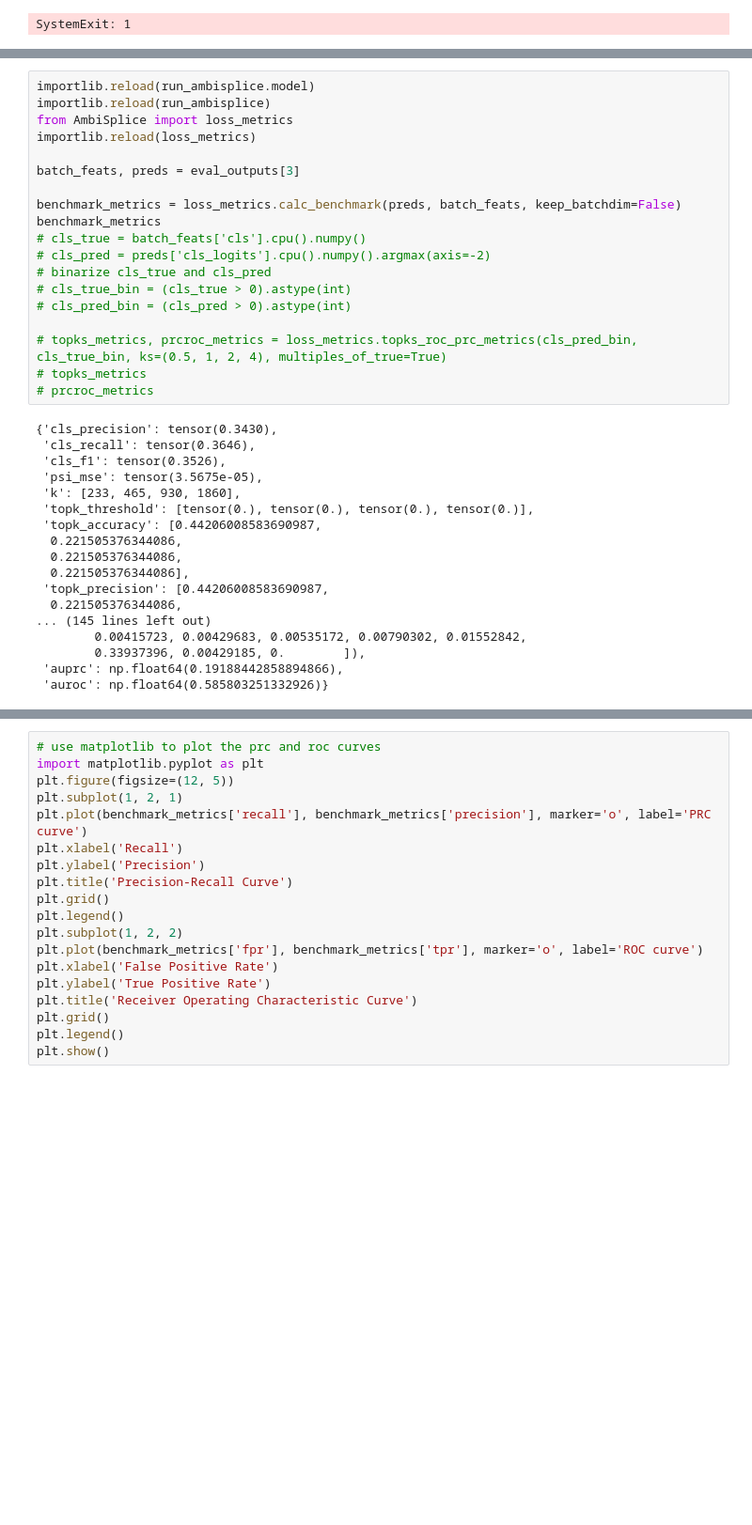
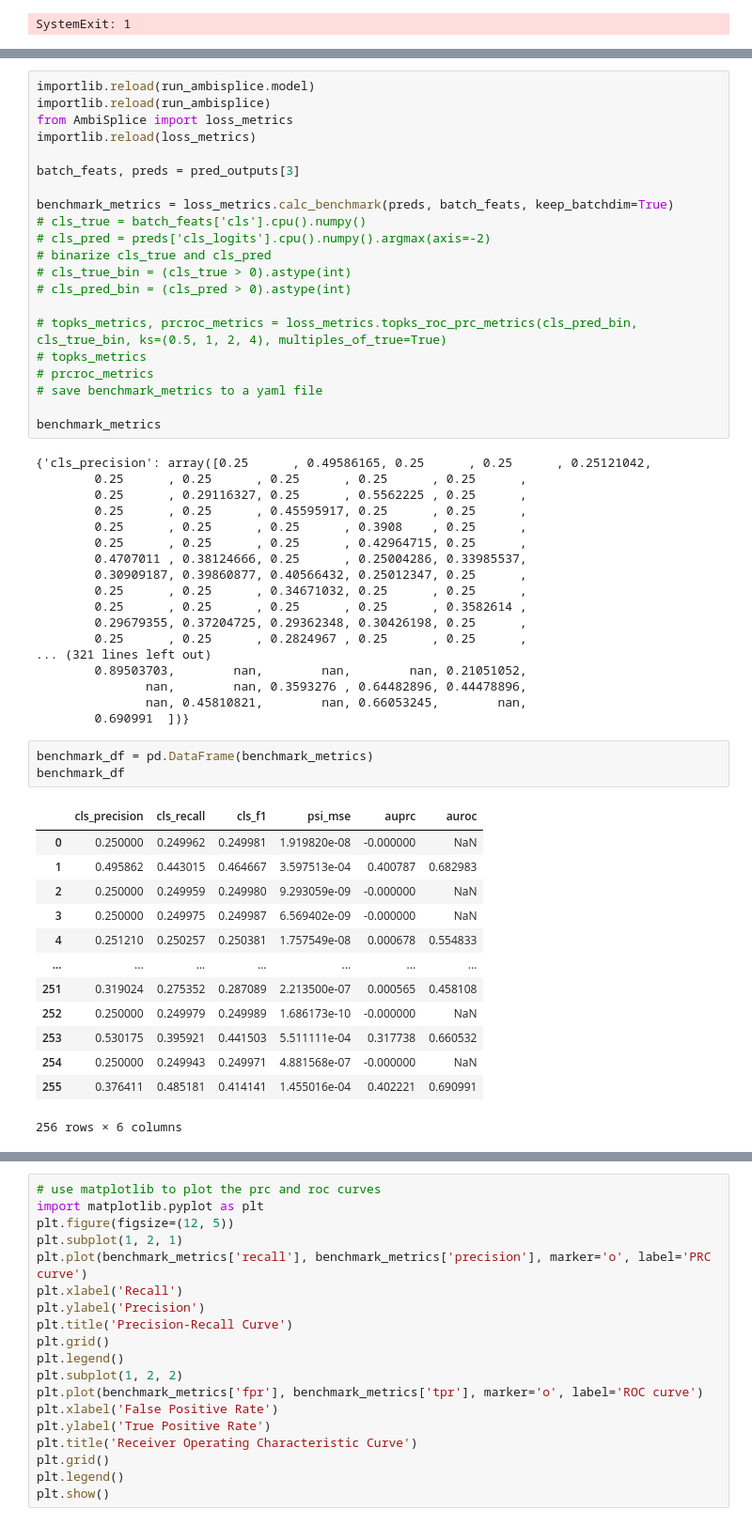
Before and after one commit to qiuresearch/AmbiSplice, a Jupyter notebook: model_training.ipynb, the cells around one changed output, grey strips where cells are left out. Shown at 94% size. Cells and saved outputs as stored; diff of their text form; blank space fills up the shorter version.

```diff
--- a/model_training.ipynb
+++ b/model_training.ipynb
@@ -148,10 +148,9 @@ importlib.reload(run_ambisplice)
 from AmbiSplice import loss_metrics
 importlib.reload(loss_metrics)
 
-batch_feats, preds = eval_outputs[3]
+batch_feats, preds = pred_outputs[3]
 
-benchmark_metrics = loss_metrics.calc_benchmark(preds, batch_feats, keep_batchdim=False)
-benchmark_metrics
+benchmark_metrics = loss_metrics.calc_benchmark(preds, batch_feats, keep_batchdim=True)
 # cls_true = batch_feats['cls'].cpu().numpy()
 # cls_pred = preds['cls_logits'].cpu().numpy().argmax(axis=-2)
 # binarize cls_true and cls_pred
@@ -161,21 +160,41 @@ benchmark_metrics
 # topks_metrics, prcroc_metrics = loss_metrics.topks_roc_prc_metrics(cls_pred_bin, cls_true_bin, ks=(0.5, 1, 2, 4), multiples_of_true=True)
 # topks_metrics
 # prcroc_metrics
+# save benchmark_metrics to a yaml file
+
+benchmark_metrics
 # %% [output]
-{'cls_precision': tensor(0.3430),
- 'cls_recall': tensor(0.3646),
- 'cls_f1': tensor(0.3526),
- 'psi_mse': tensor(3.5675e-05),
- 'k': [233, 465, 930, 1860],
- 'topk_threshold': [tensor(0.), tensor(0.), tensor(0.), tensor(0.)],
- 'topk_accuracy': [0.44206008583690987,
-  0.221505376344086,
-  0.221505376344086,
-  0.221505376344086],
- 'topk_precision': [0.44206008583690987,
-  0.221505376344086,
-... (145 lines left out)
-        0.00415723, 0.00429683, 0.00535172, 0.00790302, 0.01552842,
-        0.33937396, 0.00429185, 0.        ]),
- 'auprc': np.float64(0.19188442858894866),
- 'auroc': np.float64(0.585803251332926)}
+{'cls_precision': array([0.25      , 0.49586165, 0.25      , 0.25      , 0.25121042,
+        0.25      , 0.25      , 0.25      , 0.25      , 0.25      ,
+        0.25      , 0.29116327, 0.25      , 0.5562225 , 0.25      ,
+        0.25      , 0.25      , 0.45595917, 0.25      , 0.25      ,
+        0.25      , 0.25      , 0.25      , 0.3908    , 0.25      ,
+        0.25      , 0.25      , 0.25      , 0.42964715, 0.25      ,
+        0.4707011 , 0.38124666, 0.25      , 0.25004286, 0.33985537,
+        0.30909187, 0.39860877, 0.40566432, 0.25012347, 0.25      ,
+        0.25      , 0.25      , 0.34671032, 0.25      , 0.25      ,
+        0.25      , 0.25      , 0.25      , 0.25      , 0.3582614 ,
+        0.29679355, 0.37204725, 0.29362348, 0.30426198, 0.25      ,
+        0.25      , 0.25      , 0.2824967 , 0.25      , 0.25      ,
+... (321 lines left out)
+        0.89503703,        nan,        nan,        nan, 0.21051052,
+               nan,        nan, 0.3593276 , 0.64482896, 0.44478896,
+               nan, 0.45810821,        nan, 0.66053245,        nan,
+        0.690991  ])}
+# %%
+benchmark_df = pd.DataFrame(benchmark_metrics)
+benchmark_df
+# %% [output]
+|  | cls_precision | cls_recall | cls_f1 | psi_mse | auprc | auroc |
+| 0 | 0.250000 | 0.249962 | 0.249981 | 1.919820e-08 | -0.000000 | NaN |
+| 1 | 0.495862 | 0.443015 | 0.464667 | 3.597513e-04 | 0.400787 | 0.682983 |
+| 2 | 0.250000 | 0.249959 | 0.249980 | 9.293059e-09 | -0.000000 | NaN |
+| 3 | 0.250000 | 0.249975 | 0.249987 | 6.569402e-09 | -0.000000 | NaN |
+| 4 | 0.251210 | 0.250257 | 0.250381 | 1.757549e-08 | 0.000678 | 0.554833 |
+| ... | ... | ... | ... | ... | ... | ... |
+| 251 | 0.319024 | 0.275352 | 0.287089 | 2.213500e-07 | 0.000565 | 0.458108 |
+| 252 | 0.250000 | 0.249979 | 0.249989 | 1.686173e-10 | -0.000000 | NaN |
+| 253 | 0.530175 | 0.395921 | 0.441503 | 5.511111e-04 | 0.317738 | 0.660532 |
+| 254 | 0.250000 | 0.249943 | 0.249971 | 4.881568e-07 | -0.000000 | NaN |
+| 255 | 0.376411 | 0.485181 | 0.414141 | 1.455016e-04 | 0.402221 | 0.690991 |
+256 rows × 6 columns
```
Also changed, not shown: parts of 4 cells of this notebook, 9 other files.
